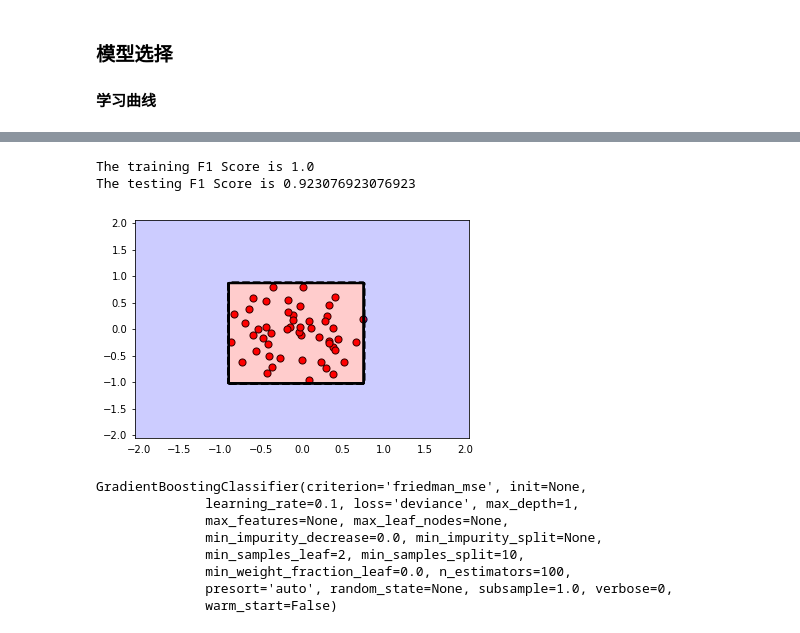
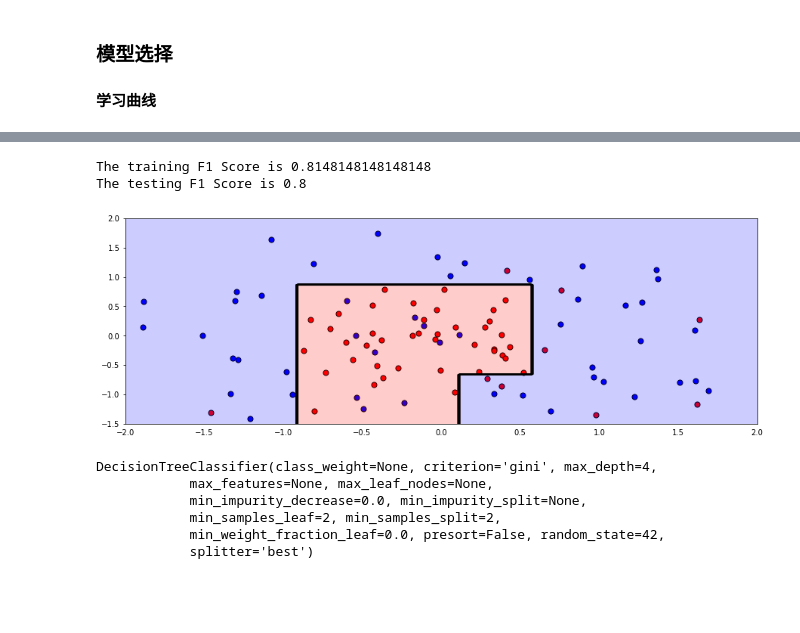
Before and after one commit to DepInjoy/PythonGrammarFoundation, a Jupyter notebook: jupyters/ML_Classifier.ipynb, the cells around one changed output, grey strips where cells are left out. Cells and saved outputs as stored; diff of their text form; code cells hidden in the pictures; blank space fills up the shorter version.

```diff
--- a/jupyters/ML_Classifier.ipynb
+++ b/jupyters/ML_Classifier.ipynb
@@ -191,3 +183,10 @@ plt.show()
+# %%
+# 固定随机数种子
+np.random.seed(42)
+'''
+测试集和训练集划分
+'''
+X_train, X_test, y_train, y_test = train_test_split(X,  y,  test_size = 0.2,  random_state=42)
 # %%
 from sklearn.linear_model import LogisticRegression
 from sklearn.ensemble import GradientBoostingClassifier
@@ -304,16 +279,17 @@ best_clf = grid_fit.best_estimator_
 # %%
 def plot_model(X, y, clf):
-    plt.scatter(X[np.argwhere(y==-1).flatten(),0],X[np.argwhere(y==-1).flatten(),1],s = 50, color = 'blue', edgecolor = 'k')
+    plt.figure(figsize=(15, 5))
+    plt.scatter(X[np.argwhere(y==0).flatten(),0],X[np.argwhere(y==0).flatten(),1],s = 50, color = 'blue', edgecolor = 'k')
     plt.scatter(X[np.argwhere(y==1).flatten(),0],X[np.argwhere(y==1).flatten(),1],s = 50, color = 'red', edgecolor = 'k')
 
-    plt.xlim(-2.05,2.05)
-    plt.ylim(-2.05,2.05)
+    x_min = math.floor(X.min())
+    x_max = math.ceil(X.max())
+    y_min = math.floor(y.min()) - 1.5
+    y_max = math.ceil(y.max()) + 1.0
+    plt.xlim(x_min, x_max)
+    plt.ylim(y_min, y_max)
     plt.grid(False)
-    plt.tick_params(
-        axis='x',
-        which='both',
-        bottom='off',
-        top='off')
+    plt.tick_params(axis='x', which='both', bottom=False, top=False)
 
     r = np.linspace(-2.1,2.1,300)
     s,t = np.meshgrid(r,r)
@@ -340,63 +316,63 @@ from sklearn.metrics import f1_score
 DTClassifier = DecisionTreeClassifier(random_state=42)
 
 '''
-定义参数来进行网格搜索
+定义参数来进行网格搜索，将选择的参数形成一个字典，其中键是参数名称，value是参数的可能取值的列表
 '''
 parameters = {
-    "max_depth"              : [1,2,3,4],
-    "min_samples_leaf"    :  [2],
-    "min_samples_split"   :  [10]
+    "max_depth"           :  [1, 2, 4, 6, 8, 10],
+    "min_samples_leaf"    :  [2, 4, 6, 8, 10],
+    "min_samples_split"   :  [2, 4, 6, 8, 10]
 }
 
 '''
-定义评估指标为模型制作计分器
+定义评估指标为模型制作计分器，即选择一个指标来为每个参数模型评分
 '''
 scorer = make_scorer(f1_score)
 
 '''
 使用参数和记分器创建GridSearchCV对象，并在分类器上执行网格搜索寻找最优参数。
 '''
-grid_obj = GridSearchCV(DTClassififer, parameters, scoring=scorer)
-grid_fit = grid_obj.fit(X, y)
+grid_obj = GridSearchCV(DTClassifier, parameters, scoring=scorer)
+grid_fit = grid_obj.fit(X_train, y_train)
 
 '''
 获得最佳估算器 (estimator)
 '''
 best_clf = grid_fit.best_estimator_
 
 '''
 将数据拟合到新的分类器
 '''
 best_clf.fit(X_train, y_train)
 
 '''
 使用新的模型进行数据预测
 '''
 best_train_predictions = best_clf.predict(X_train)
 best_test_predictions = best_clf.predict(X_test)
 
 '''
 计算新模型的F1 Score
 '''
 print('The training F1 Score is', f1_score(best_train_predictions, y_train))
 print('The testing F1 Score is', f1_score(best_test_predictions, y_test))
 
 '''
 绘制新的模型图, 如果模型不太好，请尝试更改参数的范围并再次拟合。
 '''
 plot_model(X, y, best_clf)
 
-# Let's also explore what parameters ended up being used in the new model.
+'''
+预览新模型最终采用的参数
+'''
 best_clf
 # %% [output]
-The training F1 Score is 1.0
-The testing F1 Score is 0.923076923076923
+The training F1 Score is 0.8148148148148148
+The testing F1 Score is 0.8
-[figure, old version]
+[figure, new version]
-GradientBoostingClassifier(criterion='friedman_mse', init=None,
-              learning_rate=0.1, loss='deviance', max_depth=1,
-              max_features=None, max_leaf_nodes=None,
-              min_impurity_decrease=0.0, min_impurity_split=None,
-              min_samples_leaf=2, min_samples_split=10,
-              min_weight_fraction_leaf=0.0, n_estimators=100,
-              presort='auto', random_state=None, subsample=1.0, verbose=0,
-              warm_start=False)
+DecisionTreeClassifier(class_weight=None, criterion='gini', max_depth=4,
+            max_features=None, max_leaf_nodes=None,
+            min_impurity_decrease=0.0, min_impurity_split=None,
+            min_samples_leaf=2, min_samples_split=2,
+            min_weight_fraction_leaf=0.0, presort=False, random_state=42,
+            splitter='best')
```
Also changed, not shown: parts of 8 cells of this notebook, 2 other files.
